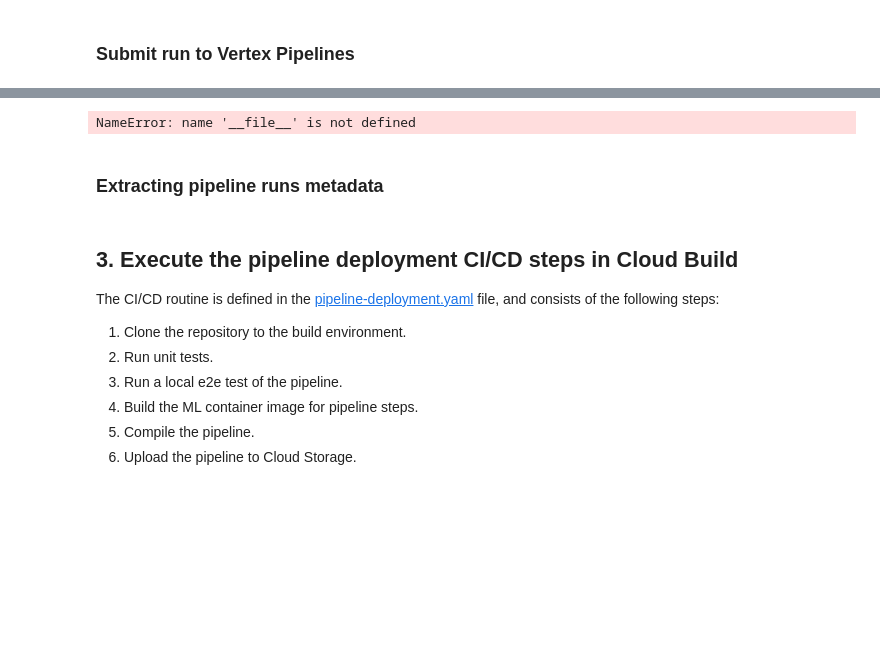
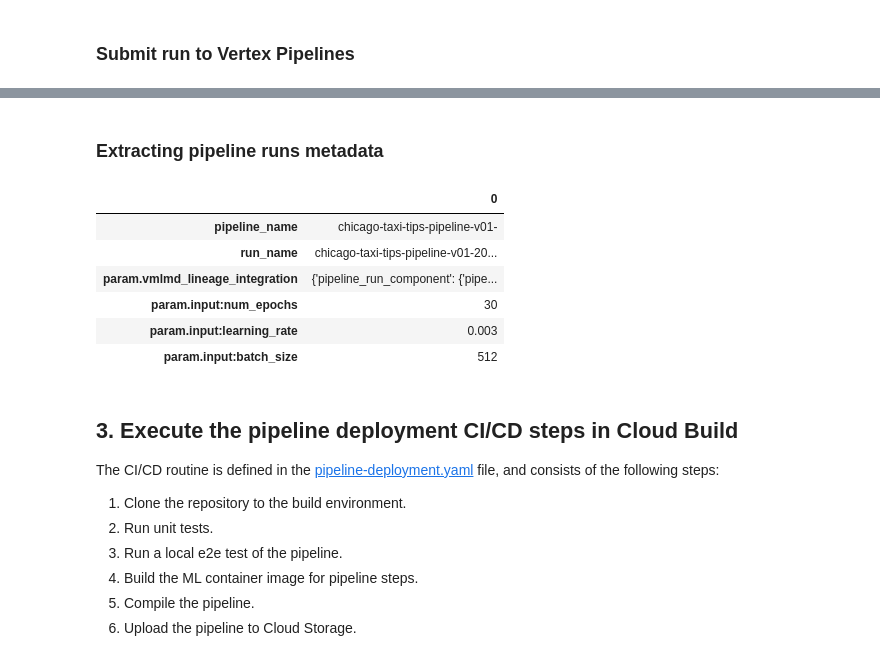
Before and after one commit to Saoussen-CH/mlops-with-vertex-ai-steps, a Jupyter notebook: 04-pipeline-deployment.ipynb, the cells around one changed output, grey strips where cells are left out. Drawn from its saved outputs; the diff is of its cells as text; code cells hidden in the pictures; blank space fills up the shorter version.

```diff
--- a/04-pipeline-deployment.ipynb
+++ b/04-pipeline-deployment.ipynb
@@ -263,18 +364,19 @@ job = pipeline_client.create_run_from_job_spec(
-# %%
-SCRIPT_DIR = os.path.dirname(
-    os.path.realpath(os.path.join(os.getcwd(), os.path.expanduser(__file__)))
-)
-sys.path.append(os.path.normpath(os.path.join(SCRIPT_DIR, "..")))
-# %% [output]
-NameError: name '__file__' is not defined
 # %% [markdown]
 ### Extracting pipeline runs metadata
 # %%
 from google.cloud import aiplatform as vertex_ai
 
-pipeline_df = vertex_ai.get_pipeline_df(PIPELINE_NAME)
-pipeline_df = pipeline_df[pipeline_df.pipeline_name == PIPELINE_NAME]
+pipeline_df = vertex_ai.get_pipeline_df(config.PIPELINE_NAME)
+pipeline_df = pipeline_df[pipeline_df.pipeline_name == config.PIPELINE_NAME]
 pipeline_df.T
+# %% [output]
+|  | 0 |
+| pipeline_name | chicago-taxi-tips-pipeline-v01- |
+| run_name | chicago-taxi-tips-pipeline-v01-20... |
+| param.vmlmd_lineage_integration | {'pipeline_run_component': {'pipe... |
+| param.input:num_epochs | 30 |
+| param.input:learning_rate | 0.003 |
+| param.input:batch_size | 512 |
 # %% [markdown]
 ## 3. Execute the pipeline deployment CI/CD steps in Cloud Build
 
```
Also changed, not shown: parts of 14 cells of this notebook, 6 other files.
